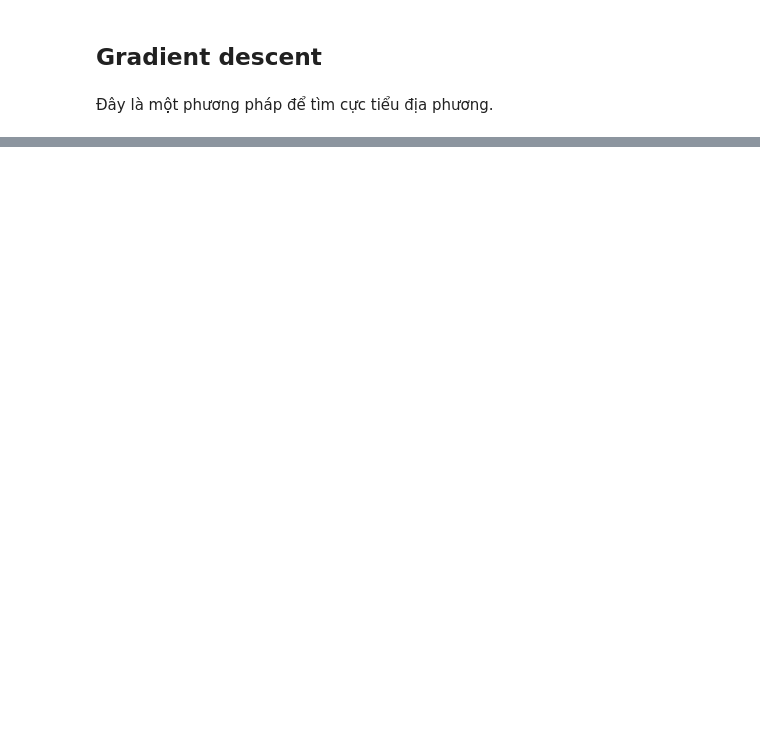
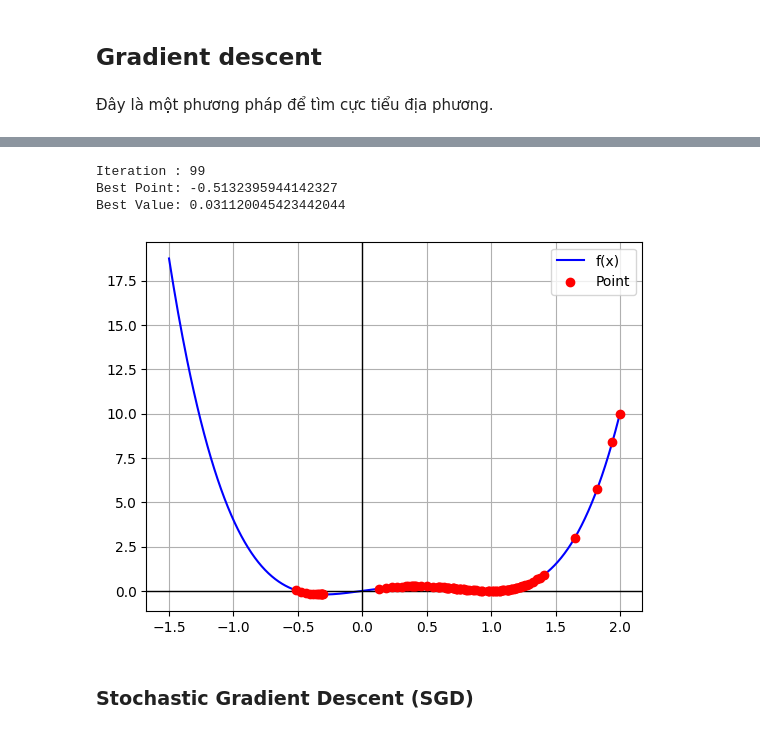
Before and after one commit to DongNQ225284/ComputerVision, a Jupyter notebook: ml_basic/gd.ipynb, the cells around one changed output, grey strips where cells are left out. Saved outputs shown, nothing was run; the diff lists cells and outputs as text; code cells hidden in the pictures; blank space fills up the shorter version.

```diff
--- a/ml_basic/gd.ipynb
+++ b/ml_basic/gd.ipynb
@@ -118,0 +207,27 @@ Best Value: 9.836890280112698e-08
+# %%
+def GDG(func, x0, g = 9.8, eta = 0.2, d = 0.01, epsilon = 1e-3):
+    x = [x0]
+    v = [0]
+    for it in range(100):
+        grad = derivative(func, x[-1])
+        a = -g*np.sin(np.arctan(grad))
+        v.append(v[-1] + d*a)
+        grad = grad / np.linalg.norm(grad) * v[-1]
+        x.append(x[-1] + eta * grad)
+        # print(f"x = {x[-1]}\nv = {v[-1]}\n====")
+        if np.linalg.norm(derivative(func, x[-1])) < epsilon:
+            break
+    return x, it
+# %%
+x, it = GDG(func, x0 = 2, d = 0.03)
+print(f"Iteration : {it}")
+print(f"Best Point: {x[-1]}")
+print(f"Best Value: {func(x[-1])}")
+draw(func, x, -1.5, 2, show_point=True)
+# %% [output]
+Iteration : 99
+Best Point: -0.5132395944142327
+Best Value: 0.031120045423442044
+[figure, added]
+# %% [markdown]
+### Stochastic Gradient Descent (SGD)
```
Also changed, not shown: parts of 19 cells of this notebook.
